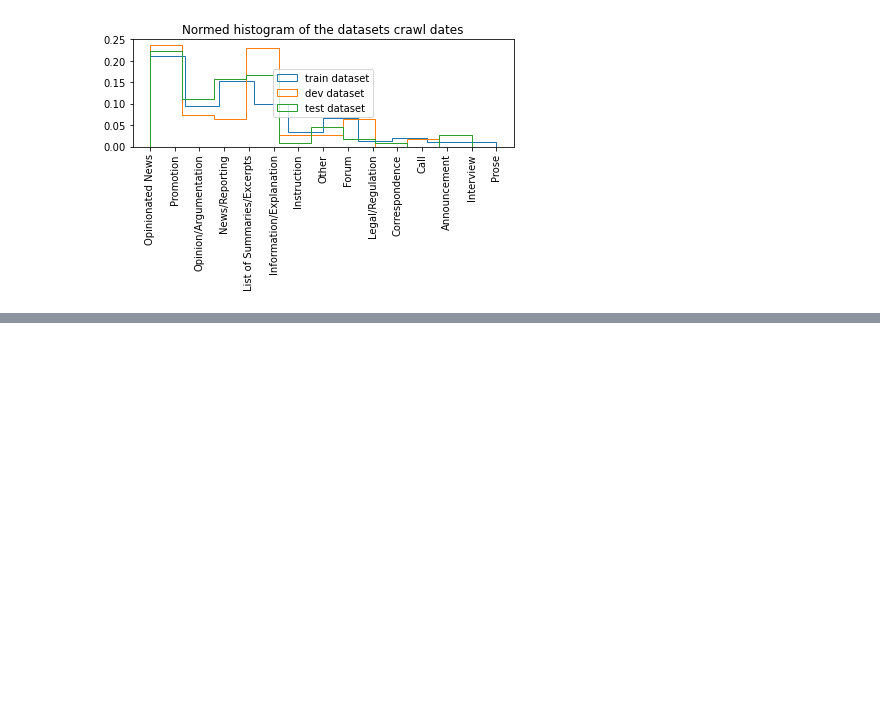
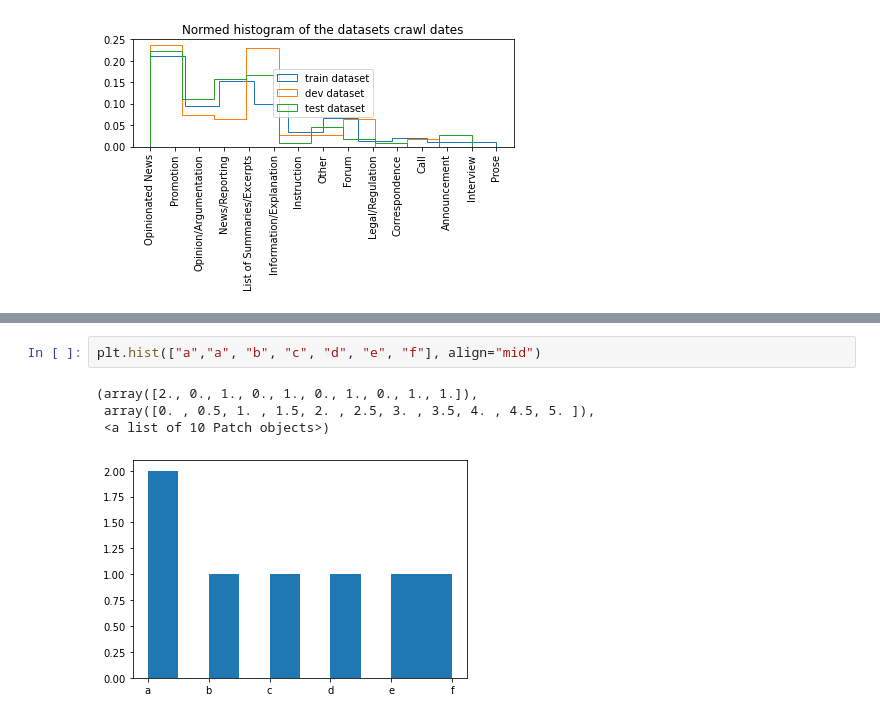
Before and after one commit to TajaKuzman/Transformers-GINCO-Experiments, a Jupyter notebook: 1b_data_preparation.ipynb, the cells around one changed output, grey strips where cells are left out. Drawn from its saved outputs; the diff is of its cells as text; blank space fills up the shorter version.

```diff
--- a/1b_data_preparation.ipynb
+++ b/1b_data_preparation.ipynb
@@ -360,0 +368,7 @@ plt.show()
+# %%
+plt.hist(["a","a", "b", "c", "d", "e", "f"], align="mid")
+# %% [output]
+(array([2., 0., 1., 0., 1., 0., 1., 0., 1., 1.]),
+ array([0. , 0.5, 1. , 1.5, 2. , 2.5, 3. , 3.5, 4. , 4.5, 5. ]),
+ <a list of 10 Patch objects>)
+[figure, added]
```
Also changed, not shown: parts of 1 cell of this notebook.
